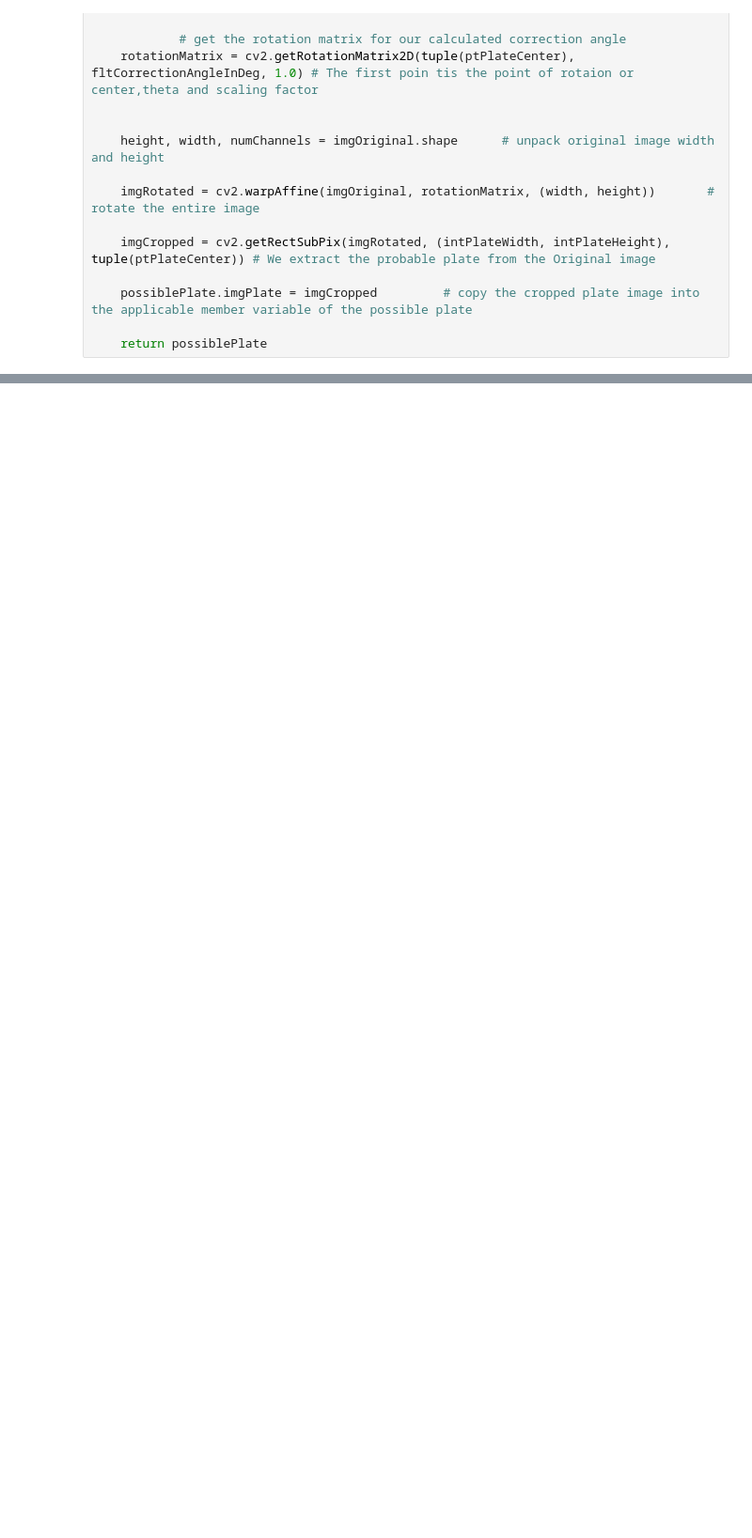
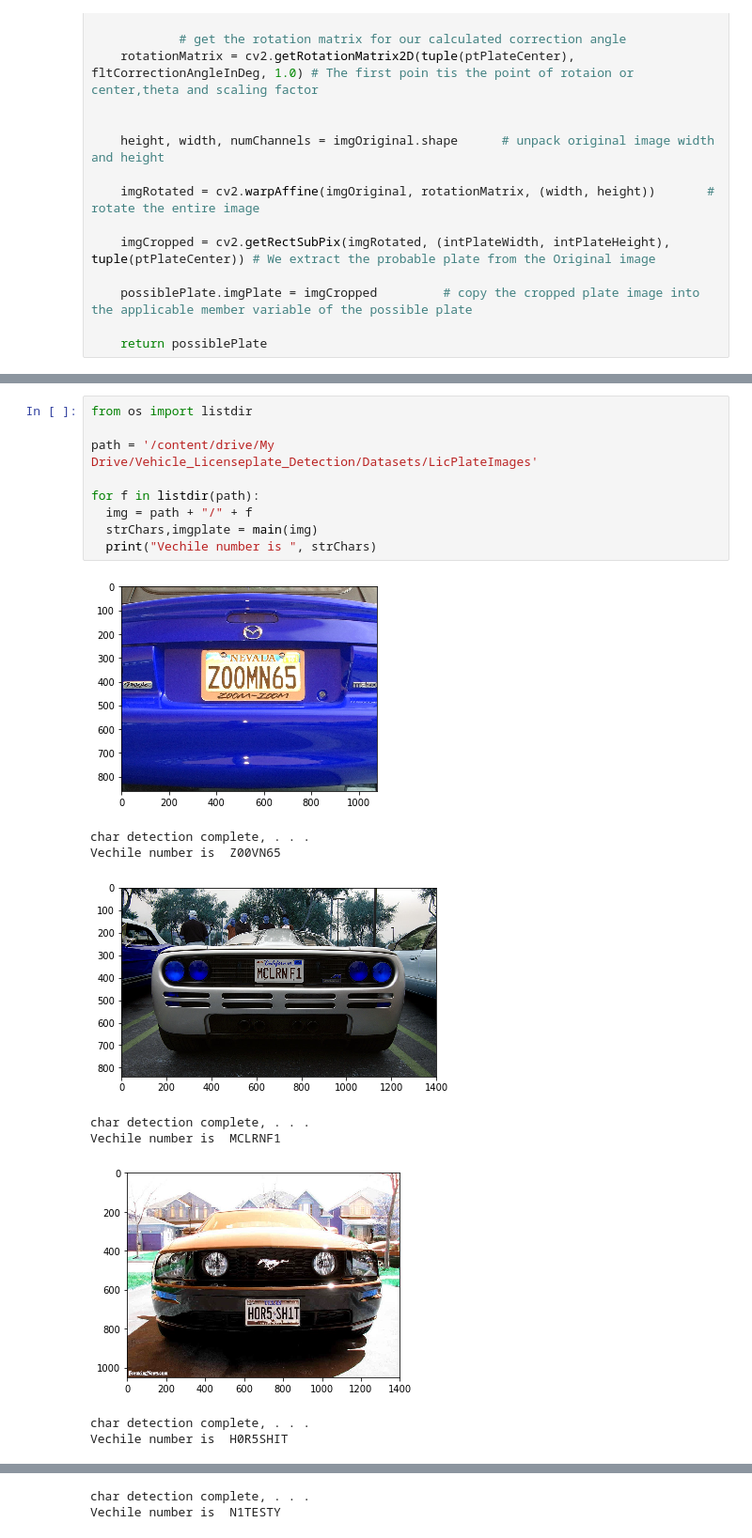
Before and after one commit to Subhraj07/Machine_Learning_Models, a Jupyter notebook: MLpractice/CEREBRINOCS/test.ipynb, the cells around one changed output, grey strips where cells are left out. Shown at 94% size. Drawn from its saved outputs; the diff is of its cells as text; blank space fills up the shorter version.

```diff
--- a/MLpractice/CEREBRINOCS/test.ipynb
+++ b/MLpractice/CEREBRINOCS/test.ipynb
@@ -1021,0 +1036,19 @@ Vechile number is  DL10CT5806
+# %%
+from os import listdir
+
+path = '/content/drive/My Drive/Vehicle_Licenseplate_Detection/Datasets/LicPlateImages'
+
+for f in listdir(path):
+  img = path + "/" + f
+  strChars,imgplate = main(img)
+  print("Vechile number is ", strChars)
+# %% [output]
+[figure, added]
+char detection complete, . . .
+Vechile number is  Z00VN65
+[figure, added]
+char detection complete, . . .
+Vechile number is  MCLRNF1
+[figure, added]
+char detection complete, . . .
+Vechile number is  H0R5SHIT
@@ -1021,0 +1056,2 @@ Vechile number is  DL10CT5806
+char detection complete, . . .
+Vechile number is  N1TESTY
```
Also changed, not shown: parts of 10 cells of this notebook.
